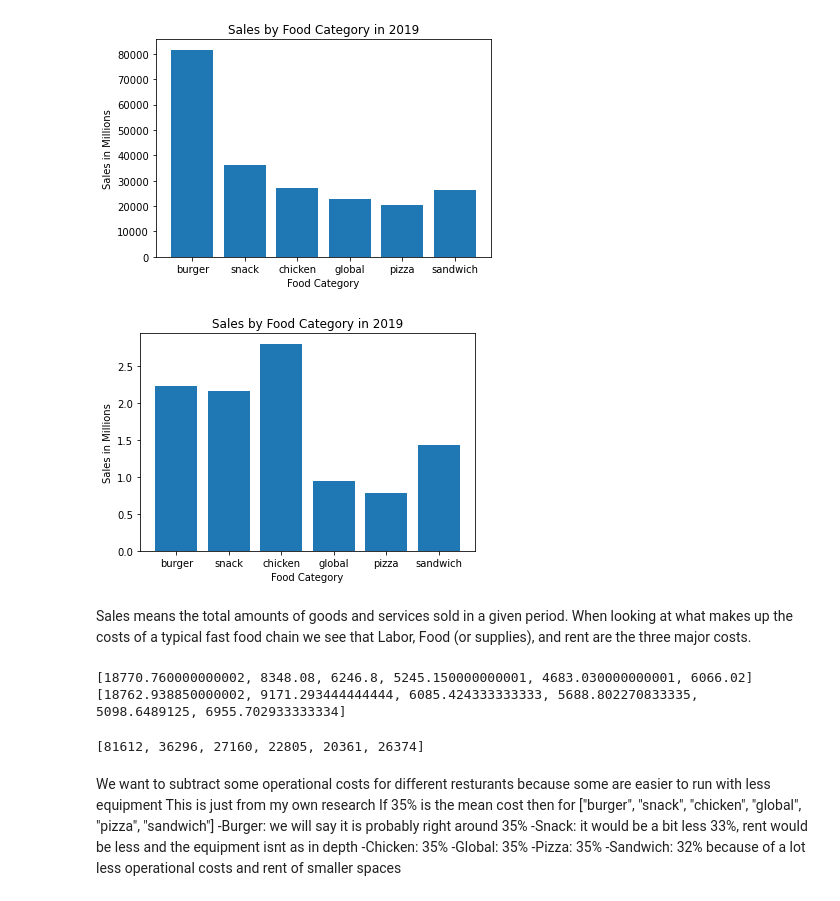
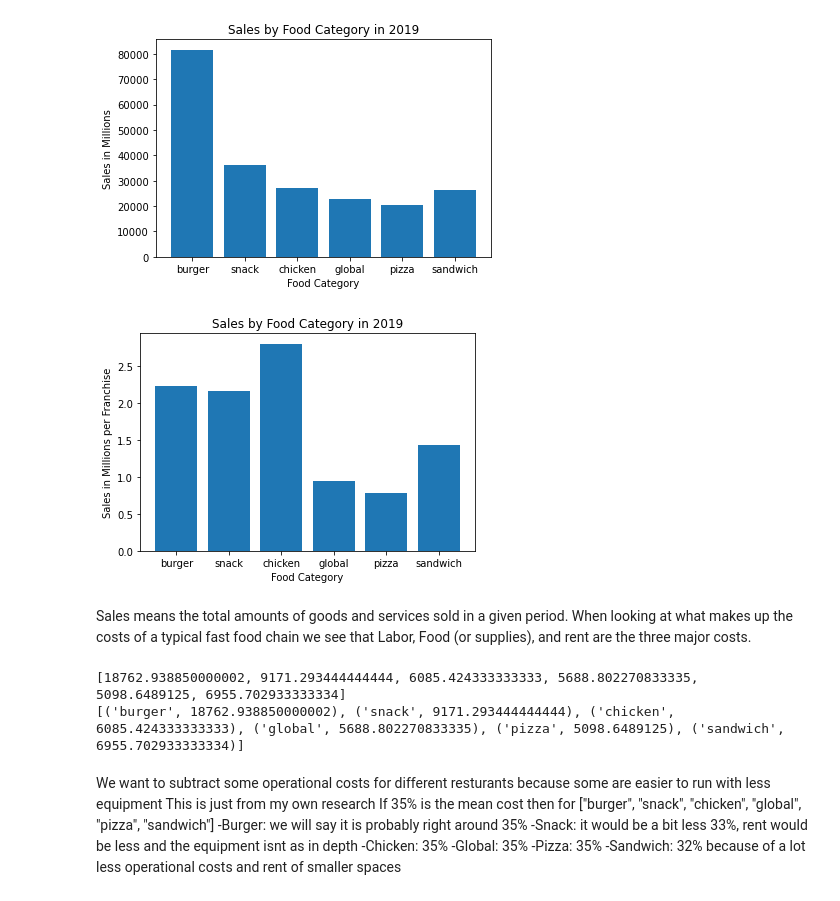
Before and after one commit to JakeBulat/Jake-Bulat-Honors-Project, a Jupyter notebook: CMSE Resturant Project-Copy1.ipynb, the cells around one changed output. Cells and saved outputs as stored; diff of their text form; code cells hidden in the pictures.

```diff
--- a/CMSE Resturant Project-Copy1.ipynb
+++ b/CMSE Resturant Project-Copy1.ipynb
@@ -64,15 +66,15 @@ plt.show()
 # %%
 #This shows the revenue per type of category divided by the amount of franchises
 #This then gives us the amount of sales in millions per franchise showing a better representation of how successful they are individually
 #this is a simpler way that I used and it shows the sales in millions per franchise
 sales_per_franchise = (rest_rev.groupby('category').sum()['sales_in_millions_2019'])/(rest_rev.groupby('category').sum()['franchised_units_2019'])
 plt.bar(food_category,sales_per_franchise)
 plt.xlabel('Food Category')
-plt.ylabel('Sales in Millions')
+plt.ylabel('Sales in Millions per Franchise')
 plt.title('Sales by Food Category in 2019')
 plt.show()
 # %% [output]
-[figure, old version]
+[figure, new version]
 # %% [markdown]
 Sales means the total amounts of goods and services sold in a given period. When looking at what makes up the costs of a typical fast food chain we see that Labor, Food (or supplies), and rent are the three major costs.
 # %%
@@ -107,7 +109,6 @@ amount_above_avg_wage
 combined_list = []
 for element in rev_sum:
     combined_list.append((element * 0.23))
-print(combined_list)
 
 #multiplies the labor cost of 23% by the amount that type of restaurant pays their employees
 profit_minus_labor_costs = []
@@ -119,13 +120,10 @@ print(profit_minus_labor_costs)
 combo_list=[]
 for i in range(len(profit_minus_labor_costs)):
     combo_list.append((food_category[i], profit_minus_labor_costs[i]))
-combo_list
-
-rev_sum
+print(combo_list)
 # %% [output]
-[18770.760000000002, 8348.08, 6246.8, 5245.150000000001, 4683.030000000001, 6066.02]
 [18762.938850000002, 9171.293444444444, 6085.424333333333, 5688.802270833335, 5098.6489125, 6955.702933333334]
+[('burger', 18762.938850000002), ('snack', 9171.293444444444), ('chicken', 6085.424333333333), ('global', 5688.802270833335), ('pizza', 5098.6489125), ('sandwich', 6955.702933333334)]
-[81612, 36296, 27160, 22805, 20361, 26374]
 # %% [markdown]
 We want to subtract some operational costs for different resturants because some are easier to run with less equipment
 This is just from my own research
```
Also changed, not shown: parts of 21 cells of this notebook.
